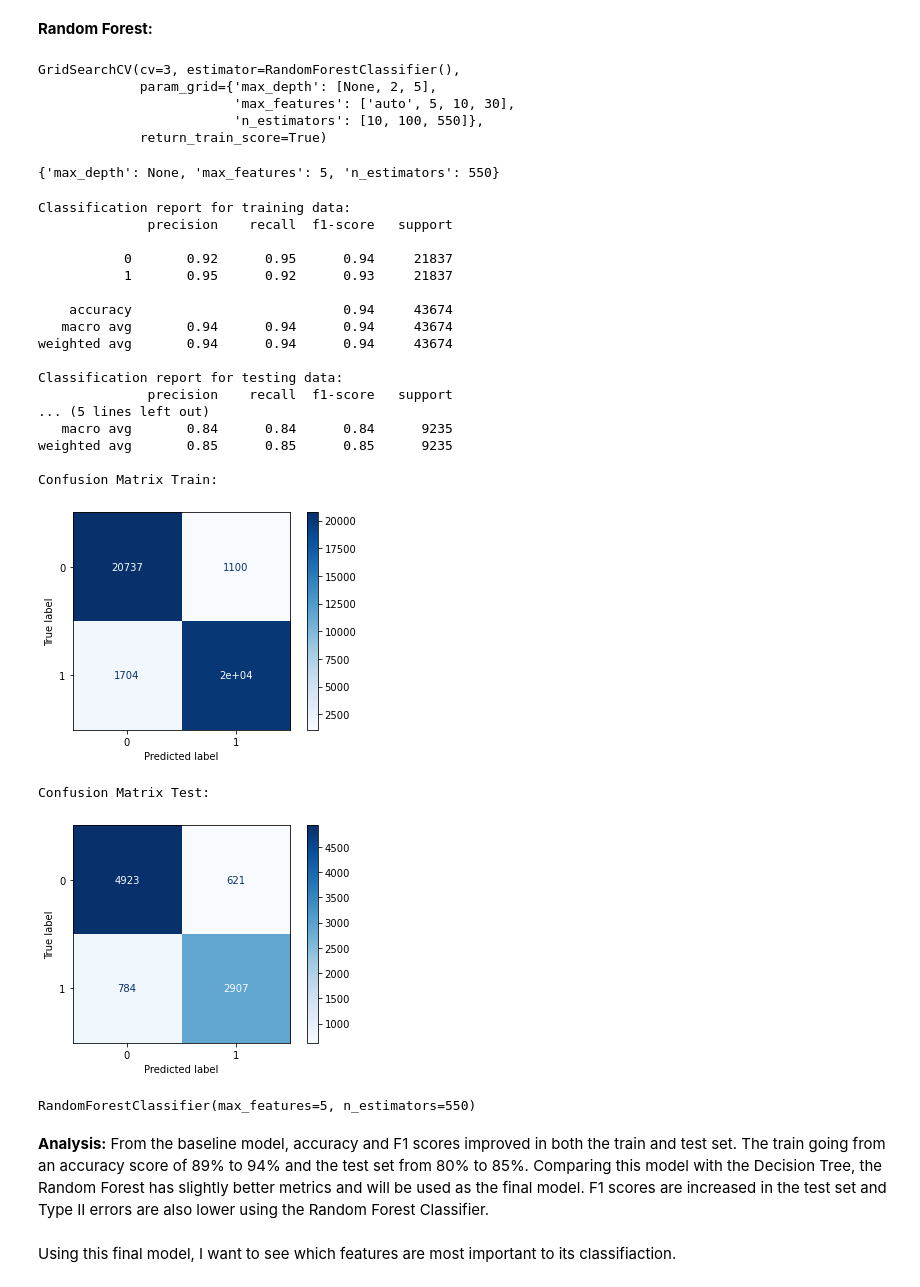
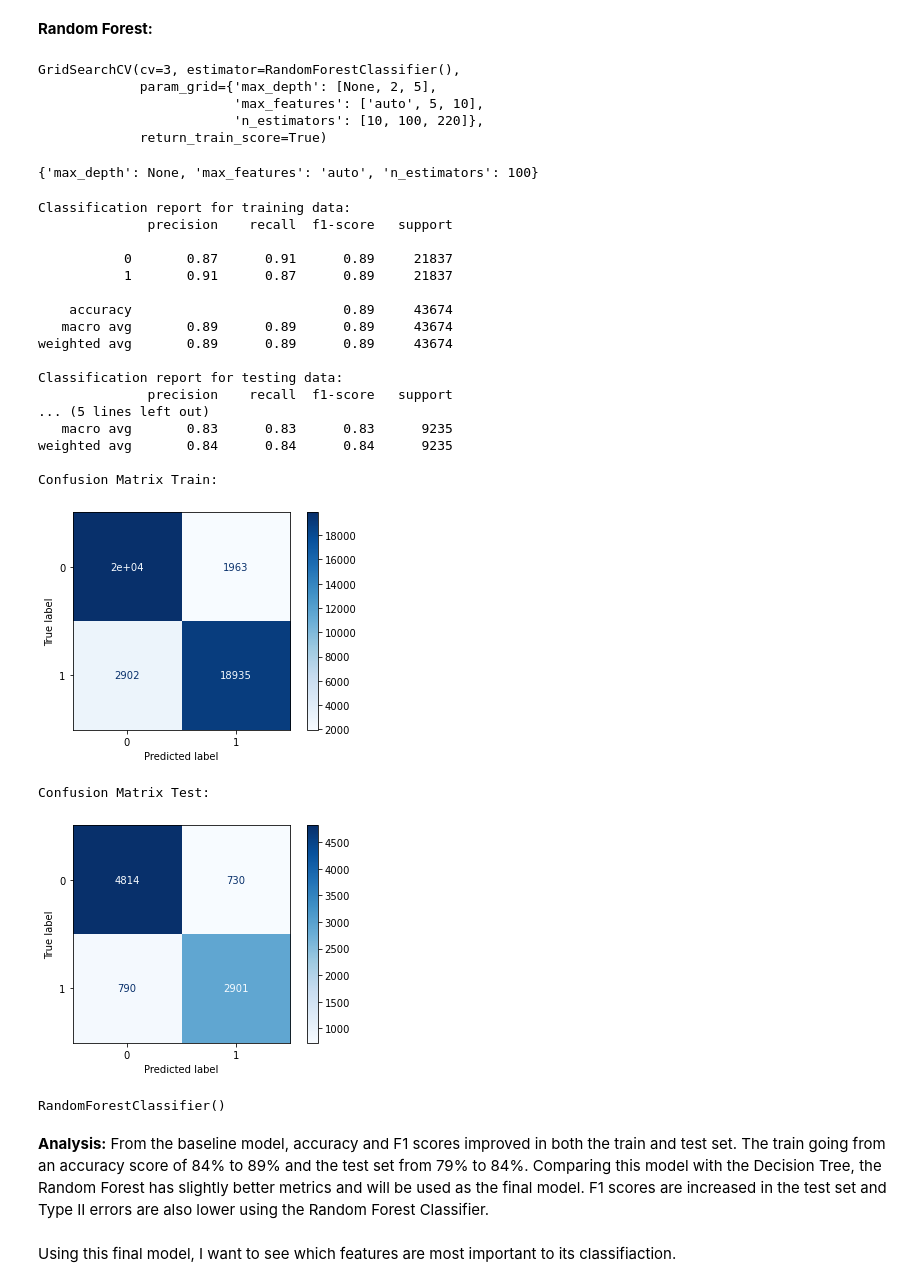
Before and after one commit to klsalcedo/tanzanian_water_wells, a Jupyter notebook: well_classification.ipynb, the cells around one changed output. Cells and saved outputs as stored; diff of their text form; code cells hidden in the pictures.

```diff
--- a/well_classification.ipynb
+++ b/well_classification.ipynb
@@ -106,7 +106,7 @@ An initial look at some of the categorical columns show that there columns with
 # %%
 remove = ['funder','installer','wpt_name','subvillage',
           'ward','scheme_name','recorded_by','extraction_type_group','payment_type',
-          'quantity_group','source_type','waterpoint_type_group','quality_group']
+          'quantity_group','source_type','waterpoint_type_group','quality_group','date_recorded']
 for i in continous_var:
     remove.append(i)
 remove
@@ -515,9 +513,9 @@ DecisionTreeClassifier()
 **Decision Tree:**
 # %%
 dt_param_grid = {'criterion': ['gini','entropy'],
-                 'max_depth': [None, 2,4,5,6,10],
-                 'min_samples_split': [2,5,10],
-                 'min_samples_leaf': [1,2,3,4,5,6]
+                 'max_depth': [None, 2,4,5],
+                 'min_samples_split': [2,5],
+                 'min_samples_leaf': [1,2,3]
 }
 # %%
 dt_grid_search = GridSearchCV(d_tree, dt_param_grid, cv=3, return_train_score=True)
@@ -567,8 +565,8 @@ DecisionTreeClassifier()
 **Random Forest:**
 # %%
 rf_param_grid = {'max_depth': [None, 2,5],
-                 'n_estimators': [10,100,550],
-                 'max_features': ['auto',5,10,30]
+                 'n_estimators': [10,100,220],
+                 'max_features': ['auto',5,10]
 }
 # %%
 rf_grid_search = GridSearchCV(rforest, rf_param_grid, cv=3, return_train_score=True)
@@ -576,40 +574,40 @@ rf_grid_search.fit(X_train_resampled, y_train_resampled)
 # %% [output]
 GridSearchCV(cv=3, estimator=RandomForestClassifier(),
              param_grid={'max_depth': [None, 2, 5],
-                         'max_features': ['auto', 5, 10, 30],
-                         'n_estimators': [10, 100, 550]},
+                         'max_features': ['auto', 5, 10],
+                         'n_estimators': [10, 100, 220]},
              return_train_score=True)
 # %%
 rf_grid_search.best_params_
 # %% [output]
-{'max_depth': None, 'max_features': 5, 'n_estimators': 550}
+{'max_depth': None, 'max_features': 'auto', 'n_estimators': 100}
 # %%
-rforest1 = RandomForestClassifier(max_depth=None, max_features=5, n_estimators=550)
+rforest1 = RandomForestClassifier(max_depth=None, max_features='auto', n_estimators=100)
 class_model(rforest1, X_train_resampled, X_test, y_train_resampled, y_test)
 # %% [output]
 Classification report for training data:
               precision    recall  f1-score   support
 
-           0       0.92      0.95      0.94     21837
-           1       0.95      0.92      0.93     21837
+           0       0.87      0.91      0.89     21837
+           1       0.91      0.87      0.89     21837
 
-    accuracy                           0.94     43674
-   macro avg       0.94      0.94      0.94     43674
-weighted avg       0.94      0.94      0.94     43674
+    accuracy                           0.89     43674
+   macro avg       0.89      0.89      0.89     43674
+weighted avg       0.89      0.89      0.89     43674
 
 Classification report for testing data:
               precision    recall  f1-score   support
 ... (5 lines left out)
-   macro avg       0.84      0.84      0.84      9235
-weighted avg       0.85      0.85      0.85      9235
+   macro avg       0.83      0.83      0.83      9235
+weighted avg       0.84      0.84      0.84      9235
 
 Confusion Matrix Train:
-[figure, old version]
+[figure, new version]
 Confusion Matrix Test:
-[figure, old version]
+[figure, new version]
-RandomForestClassifier(max_features=5, n_estimators=550)
+RandomForestClassifier()
 # %% [markdown]
-**Analysis:** From the baseline model, accuracy and F1 scores improved in both the train and test set. The train going from an accuracy score of 89% to 94% and the test set from 80% to 85%. Comparing this model with the Decision Tree, the Random Forest has slightly better metrics and will be used as the final model. F1 scores are increased in the test set and Type II errors are also lower using the Random Forest Classifier.
+**Analysis:** From the baseline model, accuracy and F1 scores improved in both the train and test set. The train going from an accuracy score of 84% to 89% and the test set from 79% to 84%. Comparing this model with the Decision Tree, the Random Forest has slightly better metrics and will be used as the final model. F1 scores are increased in the test set and Type II errors are also lower using the Random Forest Classifier.
 # %% [markdown]
 Using this final model, I want to see which features are most important to its classifiaction.
 # %%
```
Also changed, not shown: parts of 26 cells of this notebook.
